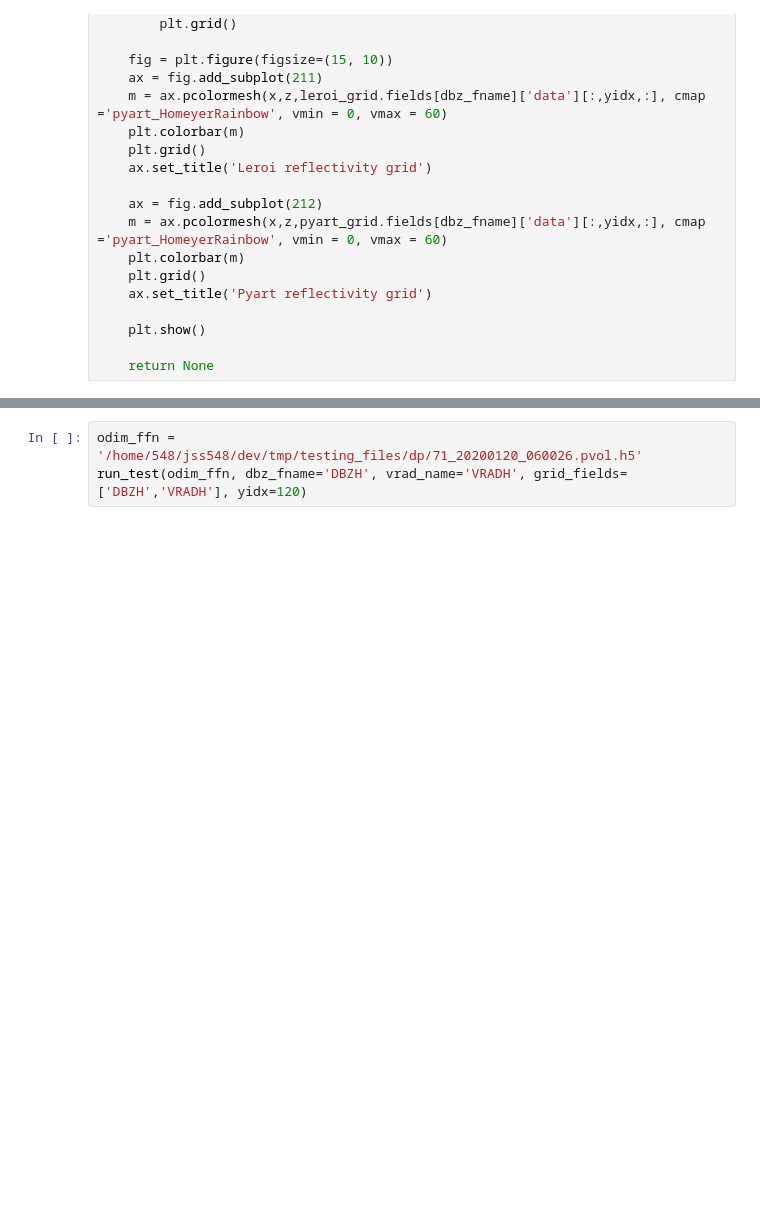
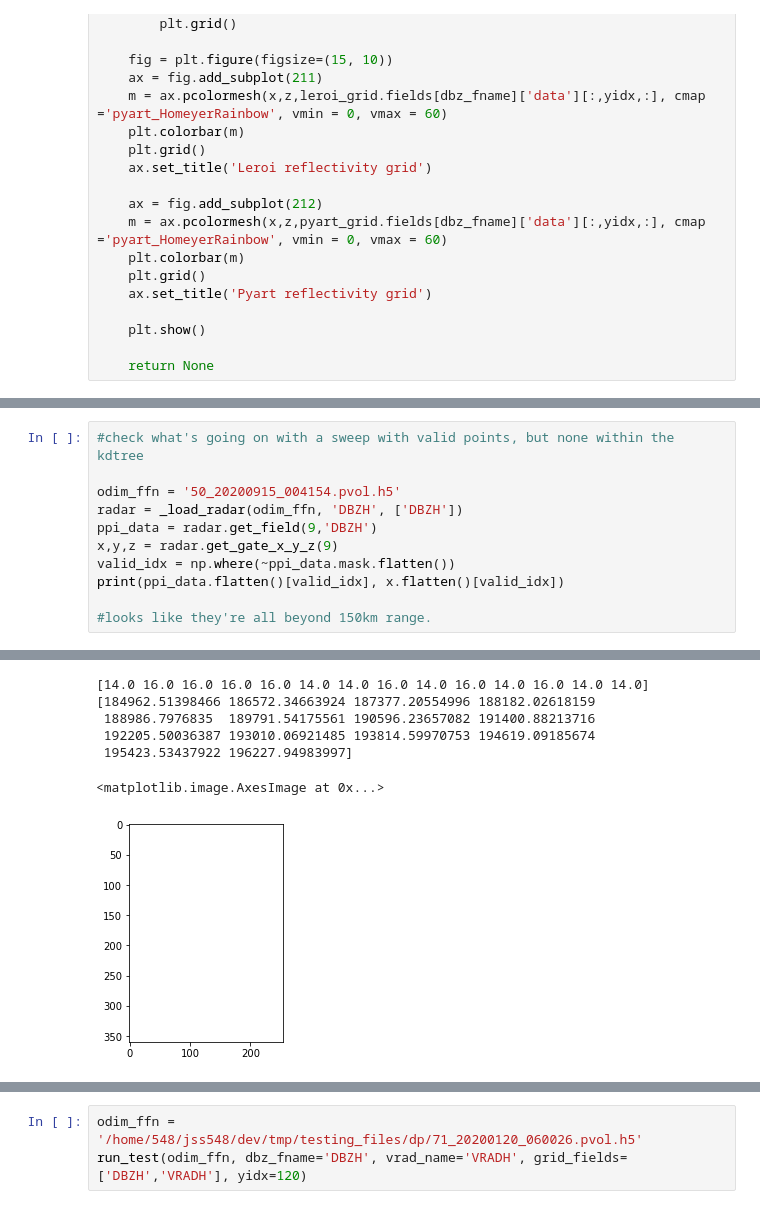
Before and after one commit to jordanbrook/leroi, a Jupyter notebook: notebook/dev/leroi_openradar.ipynb, the cells around one changed output, grey strips where cells are left out. Cells and saved outputs as stored; diff of their text form; blank space fills up the shorter version.

```diff
--- a/notebook/dev/leroi_openradar.ipynb
+++ b/notebook/dev/leroi_openradar.ipynb
@@ -141,2 +142,14 @@ WARNING: nan_treatment='interpolate', however, NaN values detected post convolut
 [figure]
 [figure]
+# %%
+#check what's going on with a sweep with valid points, but none within the kdtree
+
+odim_ffn = '50_20200915_004154.pvol.h5'
+radar = _load_radar(odim_ffn, 'DBZH', ['DBZH'])
+ppi_data = radar.get_field(9,'DBZH')
+x,y,z = radar.get_gate_x_y_z(9)
+valid_idx = np.where(~ppi_data.mask.flatten())
+print(ppi_data.flatten()[valid_idx], x.flatten()[valid_idx])
+
+#looks like they're all beyond 150km range.
+# %% [output]
@@ -143,3 +157,9 @@ WARNING: nan_treatment='interpolate', however, NaN values detected post convolut
+[14.0 16.0 16.0 16.0 16.0 14.0 14.0 16.0 14.0 16.0 14.0 16.0 14.0 14.0] [184962.51398466 186572.34663924 187377.20554996 188182.02618159
+ 188986.7976835  189791.54175561 190596.23657082 191400.88213716
+ 192205.50036387 193010.06921485 193814.59970753 194619.09185674
+ 195423.53437922 196227.94983997]
+<matplotlib.image.AxesImage at 0x...>
+[figure, added]
 # %%
 odim_ffn = '/home/548/jss548/dev/tmp/testing_files/dp/02_20200119_050031.pvol.h5'
 run_test(odim_ffn, dbz_fname='DBZH', vrad_name='VRADH', grid_fields=['DBZH','VRADH'],yidx=160)
```
Also changed, not shown: parts of 3 cells of this notebook, 2 other files.
